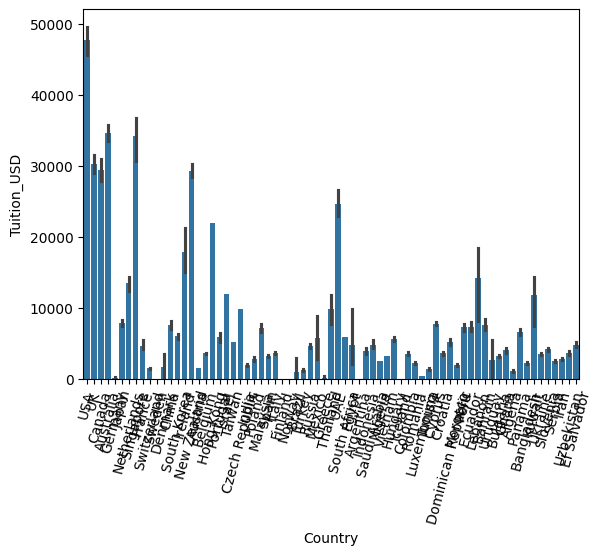
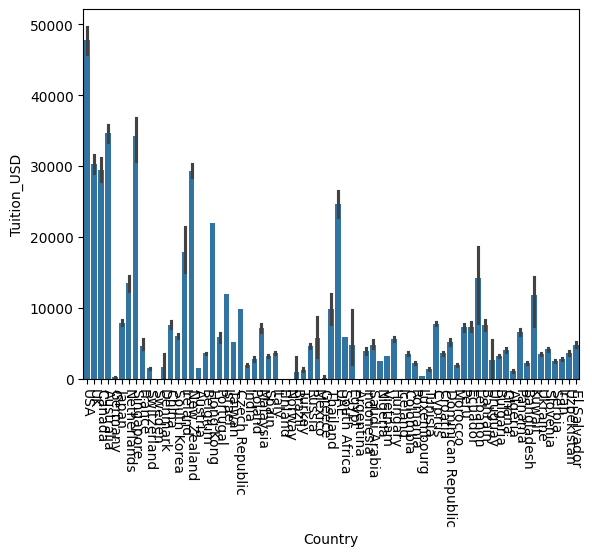
Code edit (unified diff) that turned the first committed figure into the second:
--- before
+++ after
@@ -1,6 +1,3 @@
 sns.barplot(data=df, x='Country', y='Tuition_USD')
-plt.xticks(rotation=75)
+plt.xticks(rotation=90)
 plt.show()
-sns.barplot(data=country, x='Country', y='Rent_USD')
-plt.xticks(rotation=75)
-plt.show()

Commit: 45